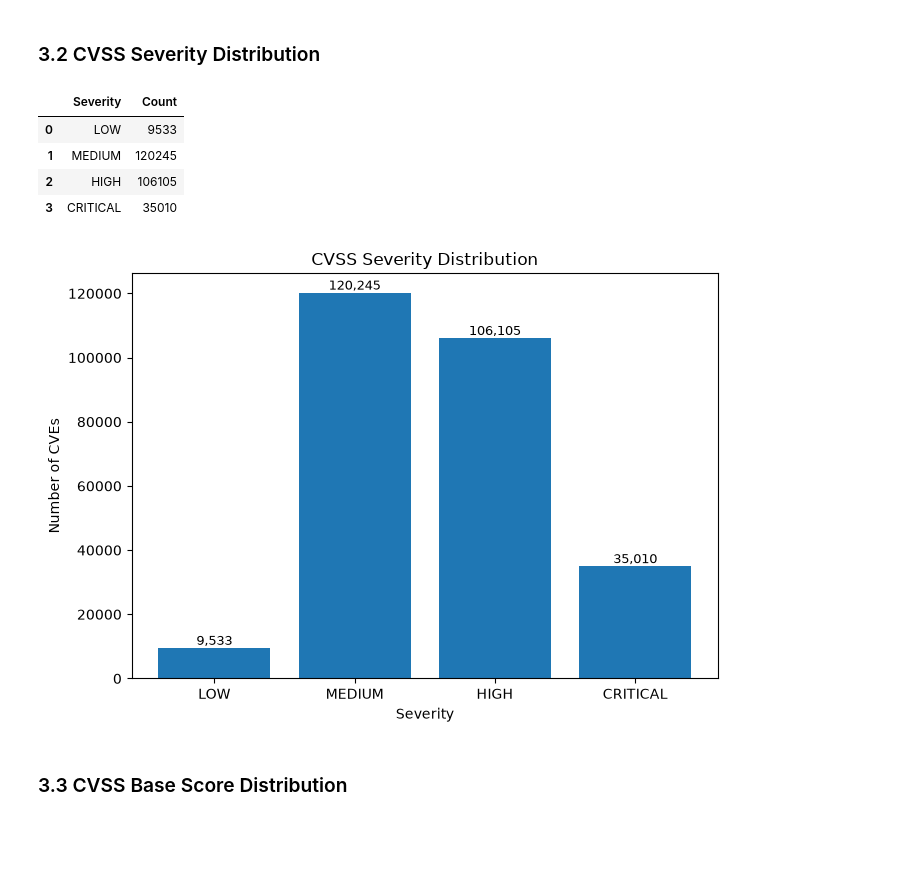
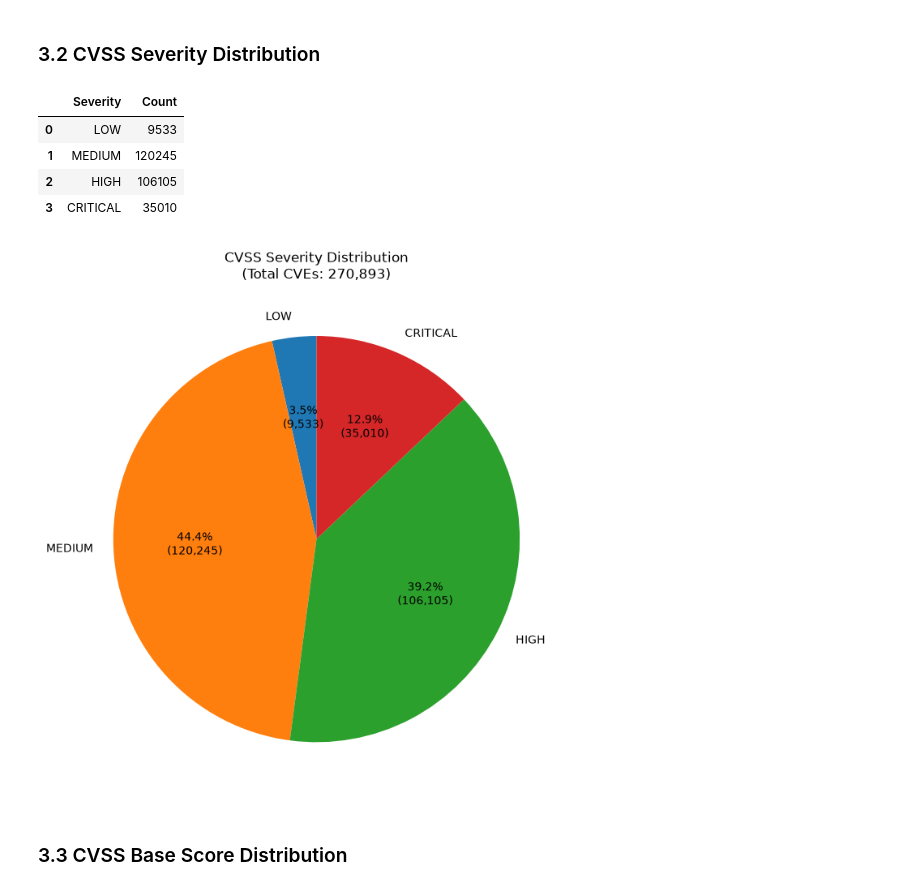
Before and after one commit to SakigamiYang/srh-it-security-agent, a Jupyter notebook: notebooks/eda.ipynb, the cells around one changed output. Saved outputs shown, nothing was run; the diff lists cells and outputs as text; code cells hidden in the pictures; blank space fills up the shorter version.

```diff
--- a/notebooks/it_security_agent.ipynb
+++ b/notebooks/eda.ipynb
@@ -123,48 +85,44 @@ result = list(cves.aggregate(pipeline))
 severity_order = OrderedDict([
     ("LOW", 0),
     ("MEDIUM", 0),
     ("HIGH", 0),
     ("CRITICAL", 0),
 ])
 
 for item in result:
     severity = item["_id"]
     if severity in severity_order:
         severity_order[severity] = item["count"]
 
 df = pd.DataFrame({
     "Severity": list(severity_order.keys()),
     "Count": list(severity_order.values())
 })
 
 display(df)
 
-plt.figure(figsize=(7, 5))
-bars = plt.bar(df["Severity"], df["Count"])
+total = df["Count"].sum()
 
-for bar in bars:
-    plt.text(
-        bar.get_x() + bar.get_width() / 2,
-        bar.get_height(),
-        f"{int(bar.get_height()):,}",
-        ha="center",
-        va="bottom",
-        fontsize=9,
-    )
+plt.figure(figsize=(7, 7))
 
-plt.title("CVSS Severity Distribution")
-plt.xlabel("Severity")
-plt.ylabel("Number of CVEs")
+plt.pie(
+    df["Count"],
+    labels=df["Severity"],
+    autopct=lambda pct: f"{pct:.1f}%\n({int(round(pct * total / 100)):,.0f})",
+    startangle=90,
+)
+
+plt.title(f"CVSS Severity Distribution\n(Total CVEs: {total:,})")
 
 plt.tight_layout()
 plt.show()
 # %% [output]
 |  | Severity | Count |
 | 0 | LOW | 9533 |
 | 1 | MEDIUM | 120245 |
 | 2 | HIGH | 106105 |
 | 3 | CRITICAL | 35010 |
-[figure, old version]
+[figure, new version]
 # %% [markdown]
 ### 3.3 CVSS Base Score Distribution
 # %%
```
Also changed, not shown: parts of 41 cells of this notebook, 7 other files.
